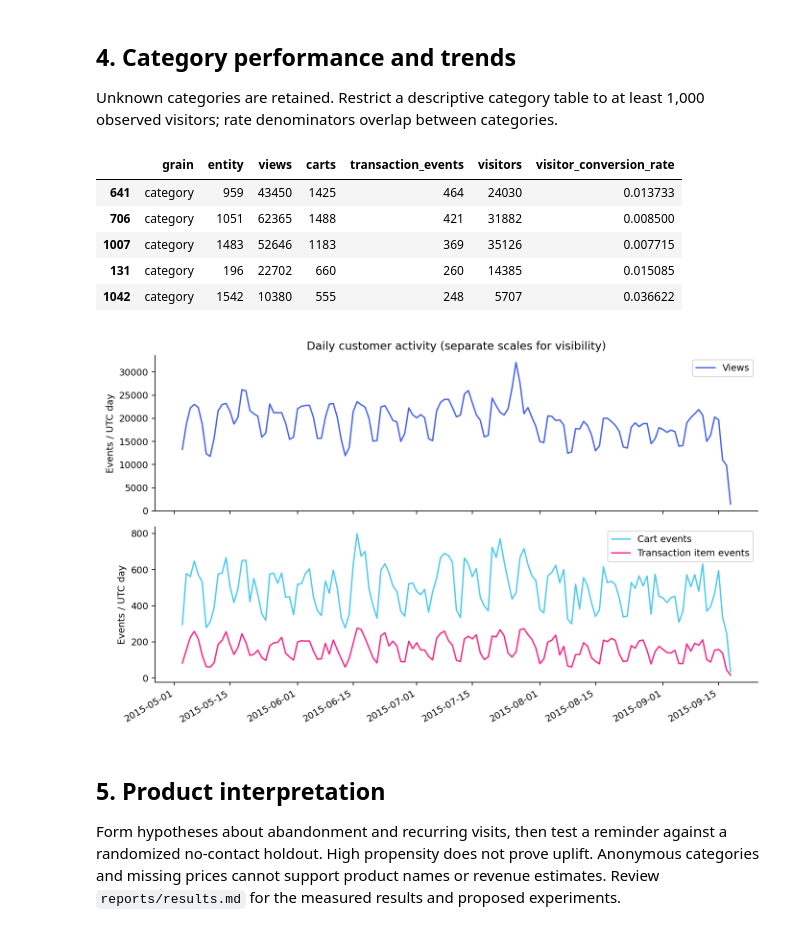
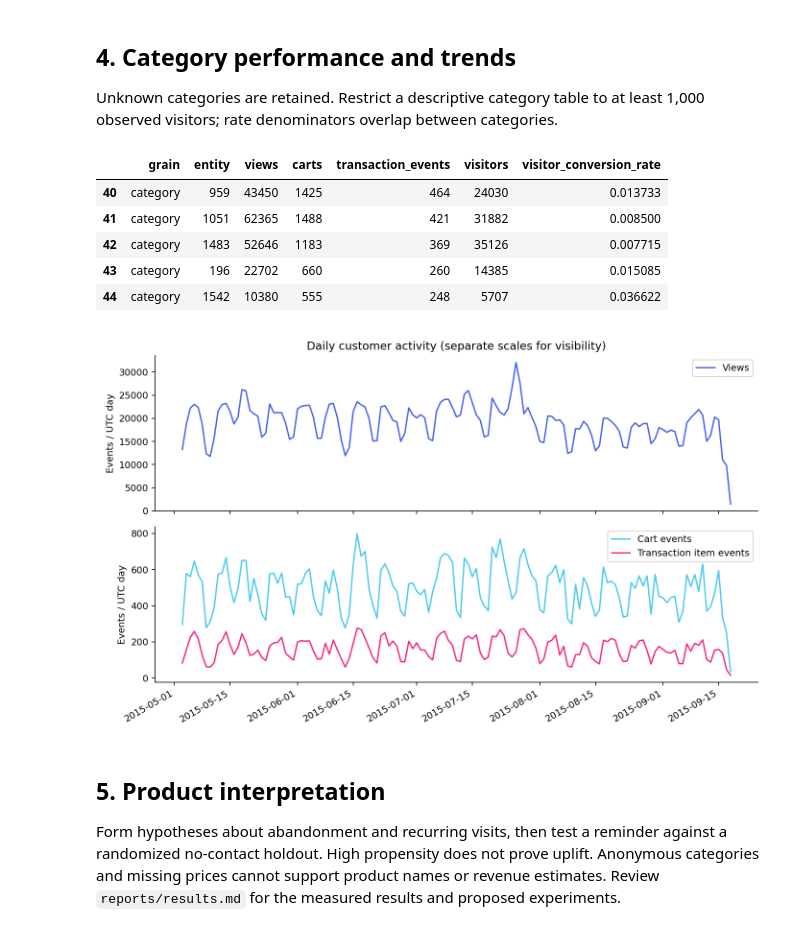
Before and after one commit to Cheng-Chi-Wu/ecommerce-conversion-ml, a Jupyter notebook: notebooks/01_customer_journey.ipynb, the cells around one changed output. Drawn from its saved outputs; the diff is of its cells as text; code cells hidden in the pictures.

```diff
--- a/notebooks/01_customer_journey.ipynb
+++ b/notebooks/01_customer_journey.ipynb
@@ -81,16 +81,16 @@ with sqlite3.connect(ROOT / 'data/processed/retailrocket.sqlite') as con:
 Unknown categories are retained. Restrict a descriptive category table to at least 1,000 observed visitors; rate denominators overlap between categories.
 # %%
 performance = pd.read_csv(REPORTS / '04_product_category.csv', dtype={'entity': str})
-eligible = performance.query("grain == 'category' and entity != 'unknown' and visitors >= 1000")
-display(eligible.nlargest(5, 'transaction_events'))
+eligible = performance.query("summary_group == 'categories_1000_visitors'").sort_values('rank')
+display(eligible.head(5).drop(columns=['summary_group', 'rank']))
 display(Image(filename=str(REPORTS / 'figures/event_trend.png')))
 # %% [output]
 |  | grain | entity | views | carts | transaction_events | visitors | visitor_conversion_rate |
-| 641 | category | 959 | 43450 | 1425 | 464 | 24030 | 0.013733 |
-| 706 | category | 1051 | 62365 | 1488 | 421 | 31882 | 0.008500 |
-| 1007 | category | 1483 | 52646 | 1183 | 369 | 35126 | 0.007715 |
-| 131 | category | 196 | 22702 | 660 | 260 | 14385 | 0.015085 |
-| 1042 | category | 1542 | 10380 | 555 | 248 | 5707 | 0.036622 |
+| 40 | category | 959 | 43450 | 1425 | 464 | 24030 | 0.013733 |
+| 41 | category | 1051 | 62365 | 1488 | 421 | 31882 | 0.008500 |
+| 42 | category | 1483 | 52646 | 1183 | 369 | 35126 | 0.007715 |
+| 43 | category | 196 | 22702 | 660 | 260 | 14385 | 0.015085 |
+| 44 | category | 1542 | 10380 | 555 | 248 | 5707 | 0.036622 |
 [figure]
 # %% [markdown]
 ## 5. Product interpretation
```
Also changed, not shown: 20 other files.
